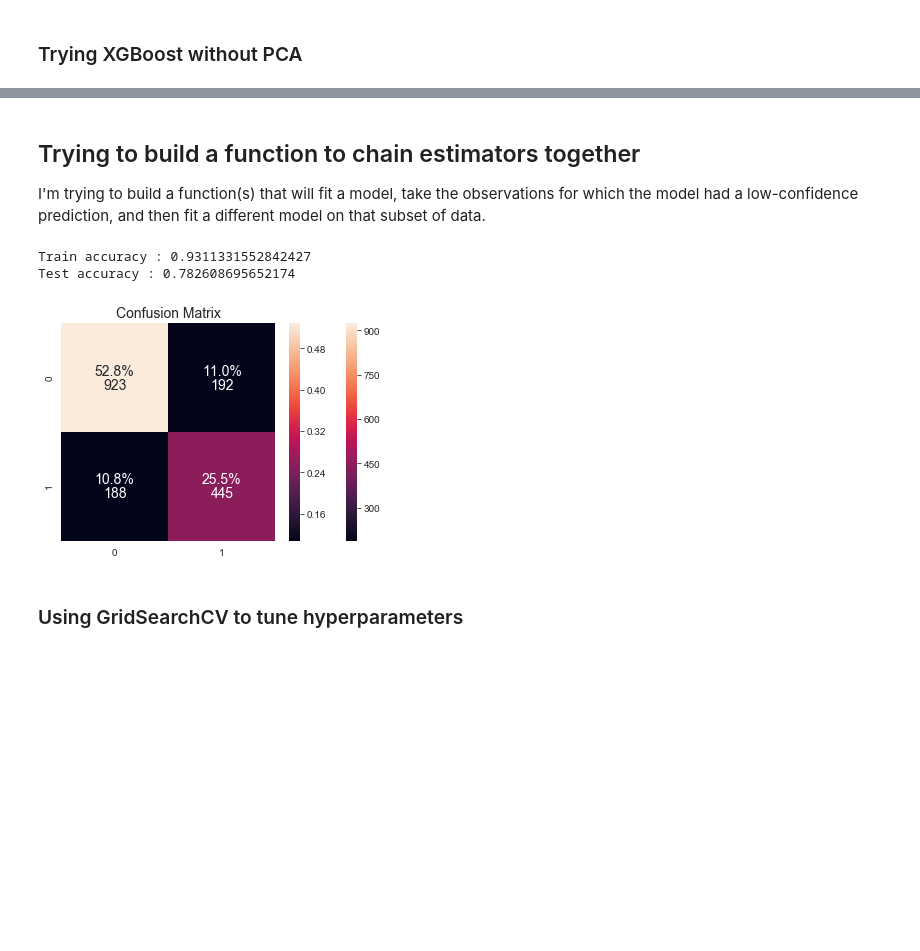
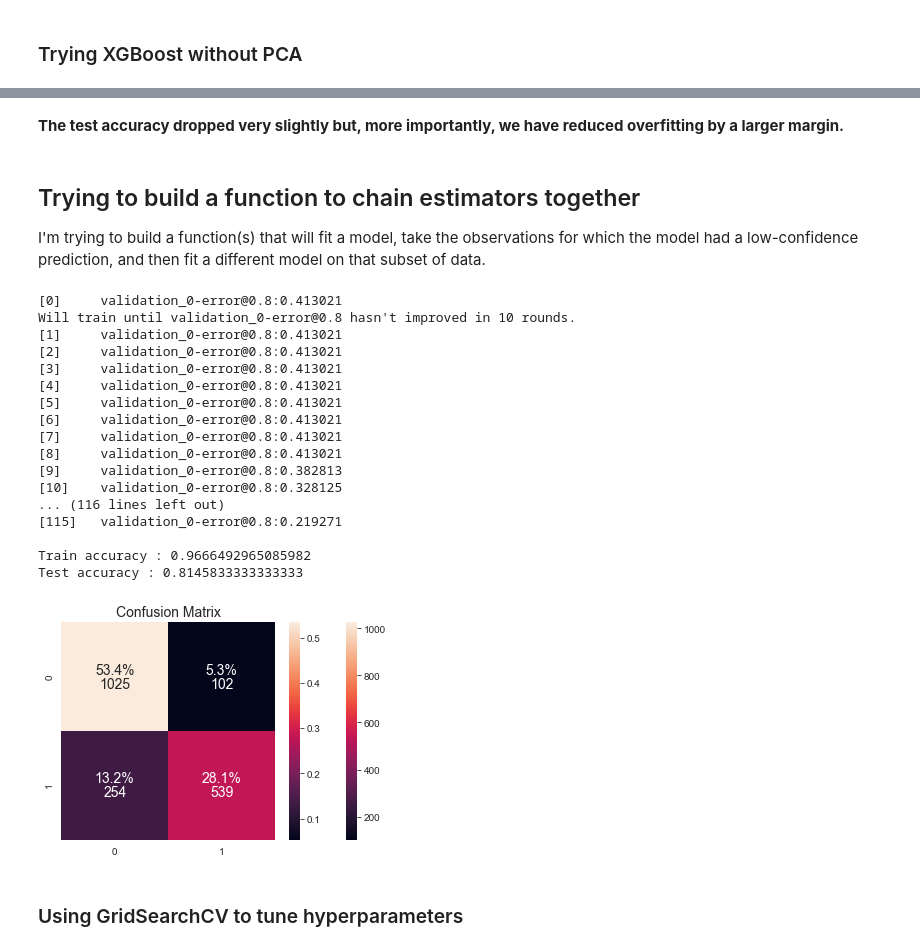
Before and after one commit to magnawhale/dsc-mod-5-project-online-ds-ft-051319, a Jupyter notebook: student.ipynb, the cells around one changed output, grey strips where cells are left out. Drawn from its saved outputs; the diff is of its cells as text; code cells hidden in the pictures; blank space fills up the shorter version.

```diff
--- a/student.ipynb
+++ b/student.ipynb
@@ -415,3 +453,7 @@ Accuracy: 75.53999999999999 %
 ### Train, test, split
 # %%
 X_train, X_test, y_train, y_test = train_test_split(features, labels, random_state=42)
+# %%
+classifiers = [KNeighborsClassifier, SVC, DecisionTreeClassifier,
+               RandomForestClassifier, AdaBoostClassifier,
+               XGBClassifier, LogisticRegression, GaussianNB]
@@ -420,17 +483,17 @@ X_train, X_test, y_train, y_test = train_test_split(features, labels, random_sta
 # %%
 # create a function to automate model fitting and visualizing feature importance
 def modelfit(alg, x_tr, y_tr, x_tst, y_tst, n_estims=1000, early_stopping_rounds=10):
-#     xgb_param = alg.get_xgb_params()
-#     xgtrain = xgboost.DMatrix(x_tr, label=y_tr)
-#     cvresult = xgboost.cv(xgb_param, xgtrain,
-#                       num_boost_round=n_estims,
-#                       nfold=5, metrics='auc',
-#                       early_stopping_rounds=early_stopping_rounds)
-#     alg.set_params(n_estimators=cvresult.shape[0])
-
+    """
+    Inputs:
+    alg: instantiated model
+    X_train / X_test / y_train / y_test
+    n_estims: number of trees to create
+    early_stopping_rounds: number of rounds of no scoring metric improvement
+                           after which the cross validation will stop
+    """
     #Fit the algorithm on the data
     eval_set = [(x_tst, y_tst)]
-    alg.fit(x_tr, y_tr, eval_metric='auc', eval_set=eval_set, early_stopping_rounds=10)
+    alg.fit(x_tr, y_tr, eval_metric='error@.8', eval_set=eval_set, early_stopping_rounds=10)
 
     #Predict training set:
     dtrain_predictions = alg.predict(x_tr)
@@ -457,7 +520,6 @@ def modelfit(alg, x_tr, y_tr, x_tst, y_tst, n_estims=1000, early_stopping_rounds
     plt.ylabel('Feature Importance Score', fontsize=14)
     plt.xticks(fontsize=14, rotation=45, horizontalalignment='right')
 
-
     # plotting confusion matrix
     plt.subplot(122)
     confu_matrix(alg.predict(x_tst), x_tst, y_tst);
@@ -490,0 +554,13 @@ AUC Score (Test): 0.877842716369484
+# %%
+features = features[['koi_period', 'koi_impact', 'koi_duration',
+                     'koi_depth', 'koi_kepmag', 'koi_smet',
+                     'smass_slogg_feat']]
+
+X_train, X_test, y_train, y_test = train_test_split(features, labels, random_state=42)
+# %%
+xgb1 = XGBClassifier(learning_rate=0.1,
+                     n_estimators=1000,
+                     objective='binary:logistic',
+                     nthread=4,
+                     seed=42)
+modelfit(xgb1, X_train, y_train.values.flatten(), X_test, y_test.values.flatten(), 1000, 20)
@@ -491,3 +586,5 @@ AUC Score (Test): 0.877842716369484
+# %% [markdown]
+**The test accuracy dropped very slightly but, more importantly, we have reduced overfitting by a larger margin.**
 # %% [markdown]
 ## Trying to build a function to chain estimators together
 
@@ -538,39 +634,55 @@ def low_conf_preds(estimator, x_tr, y_tr, threshold=.8):
 model1 = XGBClassifier(learning_rate=0.1, n_estimators=1000, objective='binary:logistic',
                      nthread=4, scale_pos_weight=1, seed=42)
 model2 = SVC(probability=True, kernel='rbf', C=1, class_weight='balanced', gamma='auto', random_state=42)
-model3 = KNeighborsClassifier()
+model3 = RandomForestClassifier()
 
-model1.fit(X_train, y_train)
+eval_set=[(X_test, y_test)]
+model1.fit(X_train, y_train, eval_metric='error@.8', eval_set=eval_set, early_stopping_rounds=10)
 x_low1, y_low1, y_low1_preds, x_high1, y_high1, y_high1_preds = low_conf_preds(model1, X_train, y_train, .8)
 
 model2.fit(x_low1, y_low1)
 x_low2, y_low2, y_low2_preds, x_high2, y_high2, y_high2_preds = low_conf_preds(model2, x_low1, y_low1, .8)
 
 model3.fit(x_low2, y_low2)
 x_low3, y_low3, y_low3_preds, x_high3, y_high3, y_high3_preds = low_conf_preds(model3, x_low2, y_low2, .8)
 
 
 x_trnnn = x_high1.append(x_high2).append(x_low3).append(x_high3)
 y_trnnn = y_high1.append(y_high2).append(y_low3).append(y_high3)
 y_hat = y_high1_preds.append(y_high2_preds).append(y_low3_preds).append(y_high3_preds)
 
 # Running models on testing data
 x_low1t, y_low1t, y_low1_predst, x_high1t, y_high1t, y_high1_predst = low_conf_preds(model1, X_test, y_test, .8)
 x_low2t, y_low2t, y_low2_predst, x_high2t, y_high2t, y_high2_predst = low_conf_preds(model2, x_low1t, y_low1t, .8)
 x_low3t, y_low3t, y_low3_predst, x_high3t, y_high3t, y_high3_predst = low_conf_preds(model3, x_low2t, y_low2t, .8)
 
 x_tsttt = x_high1t.append(x_high2t).append(x_low3t).append(x_high3t)
 y_tsttt = y_high1t.append(y_high2t).append(y_low3t).append(y_high3t)
 y_hat_tst = y_high1_predst.append(y_high2_predst).append(y_low3_predst).append(y_high3_predst)
 
 print(f"Train accuracy : {accuracy_score(y_train.sort_index().values, y_hat.sort_index())}")
 print(f"Test accuracy : {accuracy_score(y_test.sort_index().values, y_hat_tst.sort_index())}")
 # confu_matrix(y_hat, x_trnnn, y_trnnn) #train confusion matrix
 confu_matrix(y_hat_tst, x_tsttt, y_tsttt) #test confusion matrix
 # %% [output]
-Train accuracy : 0.9311331552842427
-Test accuracy : 0.782608695652174
+[0]     validation_0-error@0.8:0.413021
+Will train until validation_0-error@0.8 hasn't improved in 10 rounds.
+[1]     validation_0-error@0.8:0.413021
+[2]     validation_0-error@0.8:0.413021
+[3]     validation_0-error@0.8:0.413021
+[4]     validation_0-error@0.8:0.413021
+[5]     validation_0-error@0.8:0.413021
+[6]     validation_0-error@0.8:0.413021
+[7]     validation_0-error@0.8:0.413021
+[8]     validation_0-error@0.8:0.413021
+[9]     validation_0-error@0.8:0.382813
+[10]    validation_0-error@0.8:0.328125
+... (116 lines left out)
+[115]   validation_0-error@0.8:0.219271
+
+Train accuracy : 0.9666492965085982
+Test accuracy : 0.8145833333333333
-[figure, old version]
+[figure, new version]
 # %% [markdown]
 ### Using GridSearchCV to tune hyperparameters
 # %%
```
Also changed, not shown: parts of 83 cells of this notebook, 2 other files.
